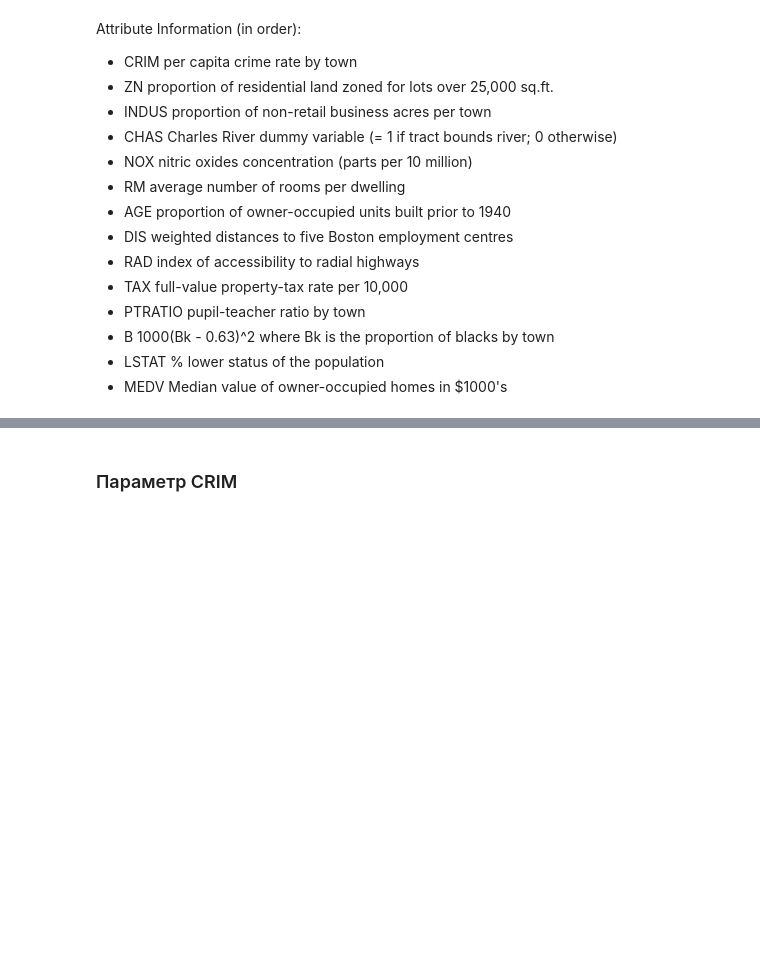
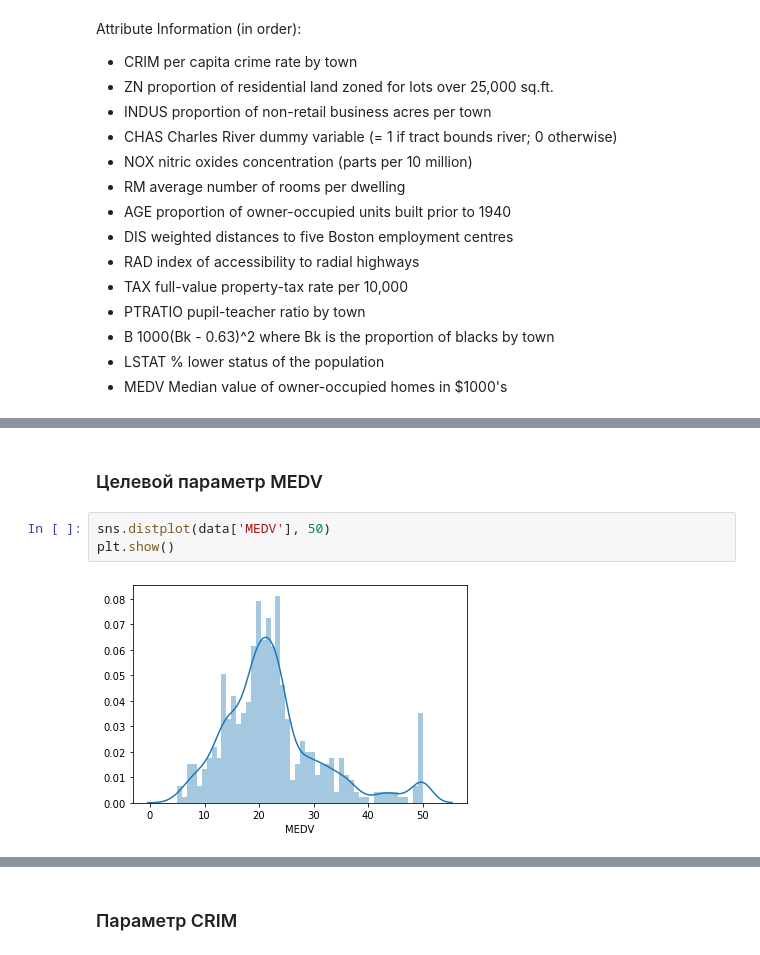
Before and after one commit to Niko-life/homework, a Jupyter notebook: 24. FE очистка данных/fe_homework2.ipynb, the cells around one changed output, grey strips where cells are left out. Drawn from its saved outputs; the diff is of its cells as text; blank space fills up the shorter version.

```diff
--- a/24. FE очистка данных/fe_homework2.ipynb
+++ b/24. FE очистка данных/fe_homework2.ipynb
@@ -65,3 +65,10 @@ data.describe()
 | 50% | 0.256510 | 0.000000 | 9.690000 | 0.000000 | 0.538000 | 6.208500 | 77.500000 | 3.207450 | 5.000000 | 330.000000 | 19.050000 | ... |
 | 75% | 3.677082 | 12.500000 | 18.100000 | 0.000000 | 0.624000 | 6.623500 | 94.075000 | 5.188425 | 24.000000 | 666.000000 | 20.200000 | ... |
 | max | 88.976200 | 100.000000 | 27.740000 | 1.000000 | 0.871000 | 8.780000 | 100.000000 | 12.126500 | 24.000000 | 711.000000 | 22.000000 | ... |
+# %% [markdown]
+### Целевой параметр MEDV
+# %%
+sns.distplot(data['MEDV'], 50)
+plt.show()
+# %% [output]
+[figure, added]
```
Also changed, not shown: parts of 27 cells of this notebook.
